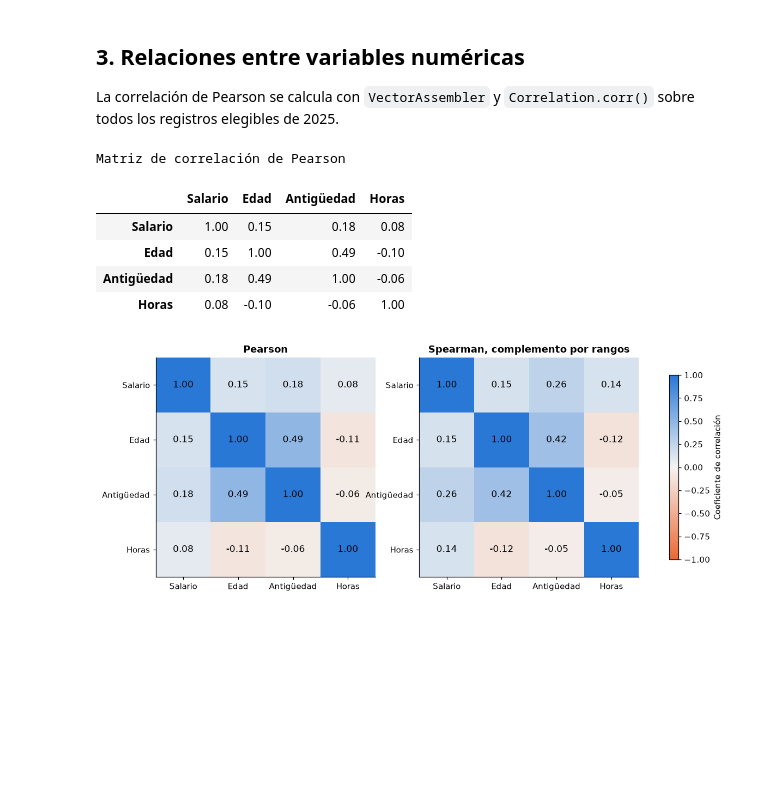
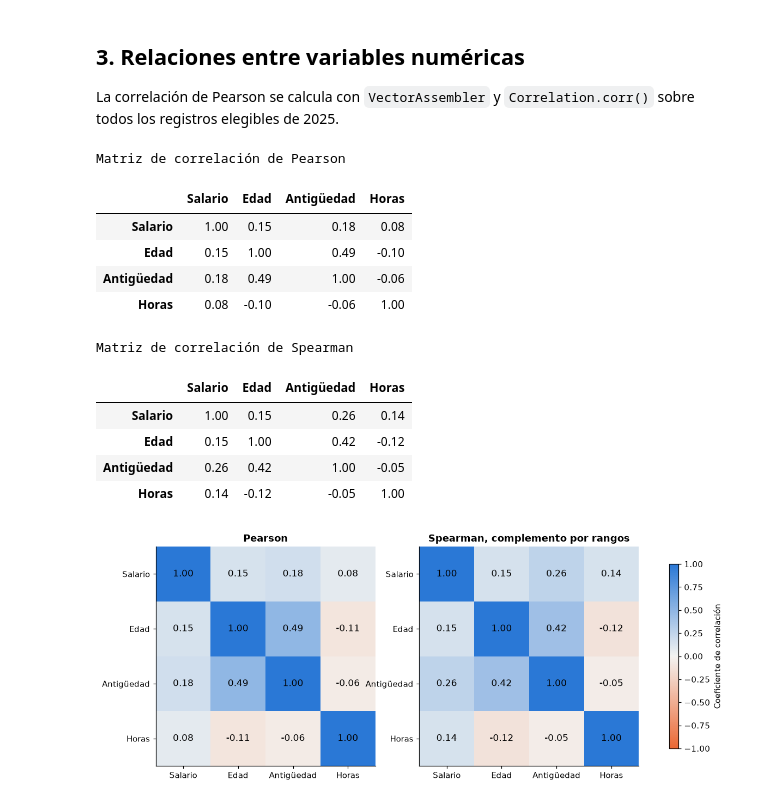
Before and after one commit to bar23354/DS-Lab07, a Jupyter notebook: notebooks/lab07_spark_mllib.ipynb, the cells around one changed output. Saved outputs shown, nothing was run; the diff lists cells and outputs as text; code cells hidden in the pictures; blank space fills up the shorter version.

```diff
--- a/notebooks/lab07_spark_mllib.ipynb
+++ b/notebooks/lab07_spark_mllib.ipynb
@@ -913,25 +917,33 @@ La correlación de Pearson se calcula con `VectorAssembler` y `Correlation.corr(
 # %%
 from pyspark.ml.feature import VectorAssembler
 from pyspark.ml.stat import Correlation
 
 VARS_CORR = ["salario_mensual", "edad", "antiguedad", "horas_semanales"]
 ETIQUETAS_CORR = ["Salario", "Edad", "Antigüedad", "Horas"]
 
 vector_corr = VectorAssembler(inputCols=VARS_CORR, outputCol="vars").transform(df25).select("vars")
 pearson = Correlation.corr(vector_corr, "vars", "pearson").first()[0].toArray()
 spearman = Correlation.corr(vector_corr, "vars", "spearman").first()[0].toArray()
 
 matriz_pearson = pd.DataFrame(pearson, index=ETIQUETAS_CORR, columns=ETIQUETAS_CORR)
 matriz_spearman = pd.DataFrame(spearman, index=ETIQUETAS_CORR, columns=ETIQUETAS_CORR)
 print("Matriz de correlación de Pearson")
 display(matriz_pearson.round(3))
+print("Matriz de correlación de Spearman")
+display(matriz_spearman.round(3))
 # %% [output]
 Matriz de correlación de Pearson
 |  | Salario | Edad | Antigüedad | Horas |
 | Salario | 1.00 | 0.15 | 0.18 | 0.08 |
 | Edad | 0.15 | 1.00 | 0.49 | -0.10 |
 | Antigüedad | 0.18 | 0.49 | 1.00 | -0.06 |
 | Horas | 0.08 | -0.10 | -0.06 | 1.00 |
+Matriz de correlación de Spearman
+|  | Salario | Edad | Antigüedad | Horas |
+| Salario | 1.00 | 0.15 | 0.26 | 0.14 |
+| Edad | 0.15 | 1.00 | 0.42 | -0.12 |
+| Antigüedad | 0.26 | 0.42 | 1.00 | -0.05 |
+| Horas | 0.14 | -0.12 | -0.05 | 1.00 |
 # %%
 from matplotlib.colors import LinearSegmentedColormap
 
```
Also changed, not shown: parts of 15 cells of this notebook, 2 other files.
